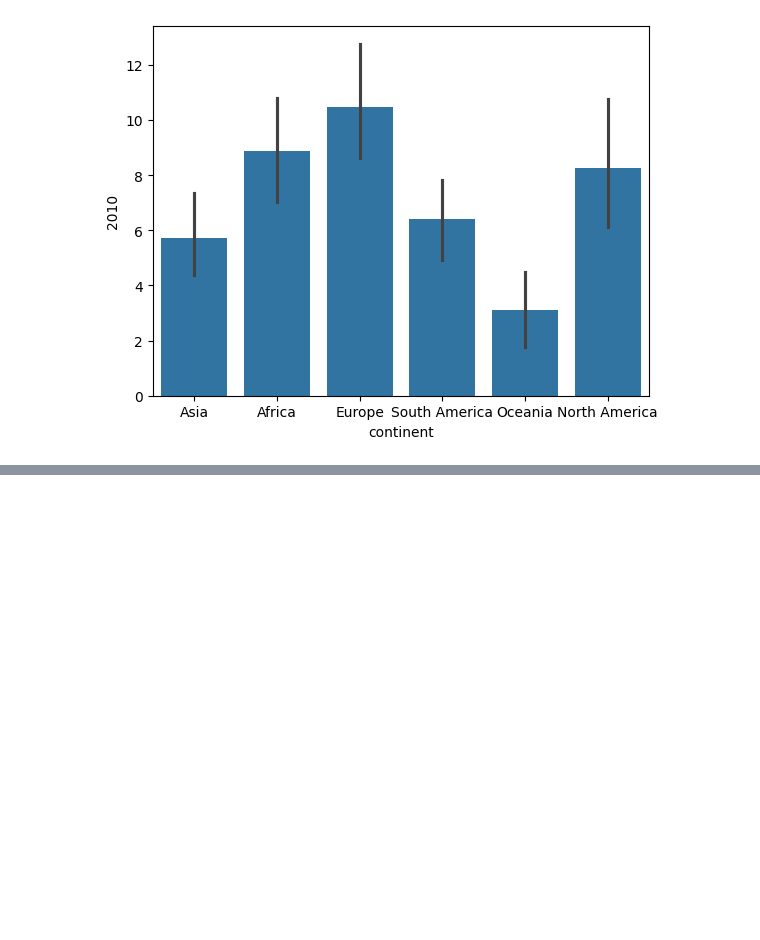
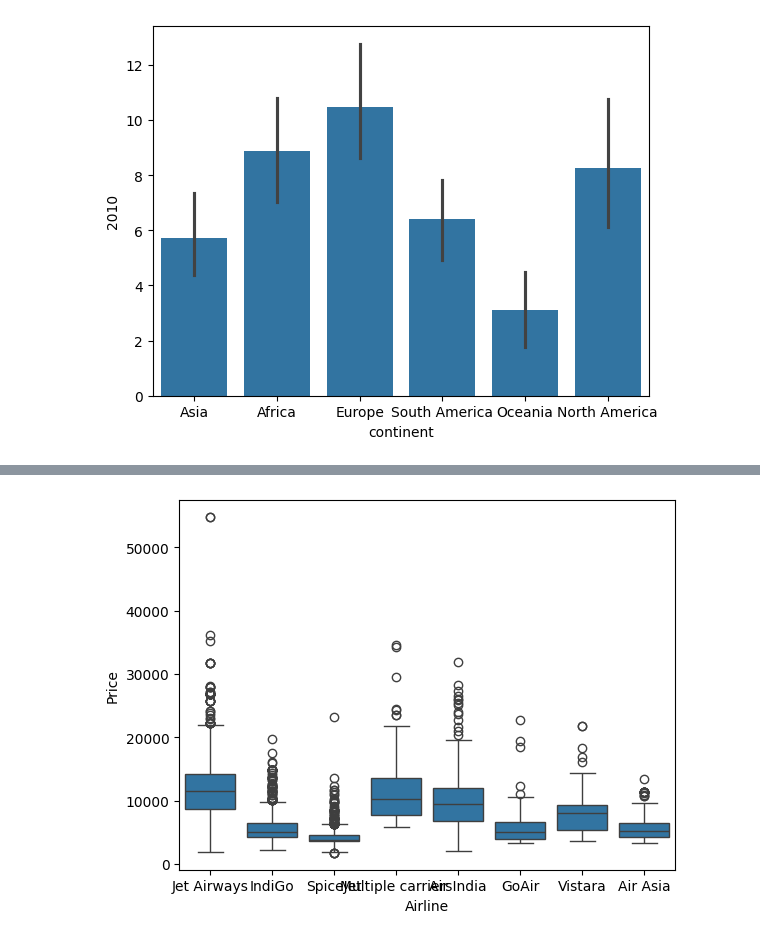
Before and after one commit to shreyasstha/data, a Jupyter notebook: EDA.ipynb, the cells around one changed output, grey strips where cells are left out. Drawn from its saved outputs; the diff is of its cells as text; code cells hidden in the pictures; blank space fills up the shorter version.

```diff
--- a/EDA.ipynb
+++ b/EDA.ipynb
@@ -194,0 +197,3 @@ plt.show()
+# %%
+plane=pd.read_csv("/content/planes.csv")
+print(plane.head())
@@ -194,0 +236,4 @@ plt.show()
+# %%
+# Find the five percent threshold
+threshold = len(plane) * 0.05
+print(threshold)
@@ -194,0 +242,3 @@ plt.show()
+# %%
+cols_to_drop = plane.columns[plane.isna().sum() <= threshold]
+print(cols_to_drop)
@@ -194,0 +249,5 @@ plt.show()
+# %%
+# Drop missing values for columns below the threshold
+plane.dropna(subset=cols_to_drop, inplace=True)
+
+print(plane.isna().sum())
@@ -194,0 +282,5 @@ plt.show()
+# %%
+sns.boxplot(data=plane, x="Airline", y="Price")
+plt.show()
+# %% [output]
+[figure, added]
```
Also changed, not shown: parts of 7 cells of this notebook.
